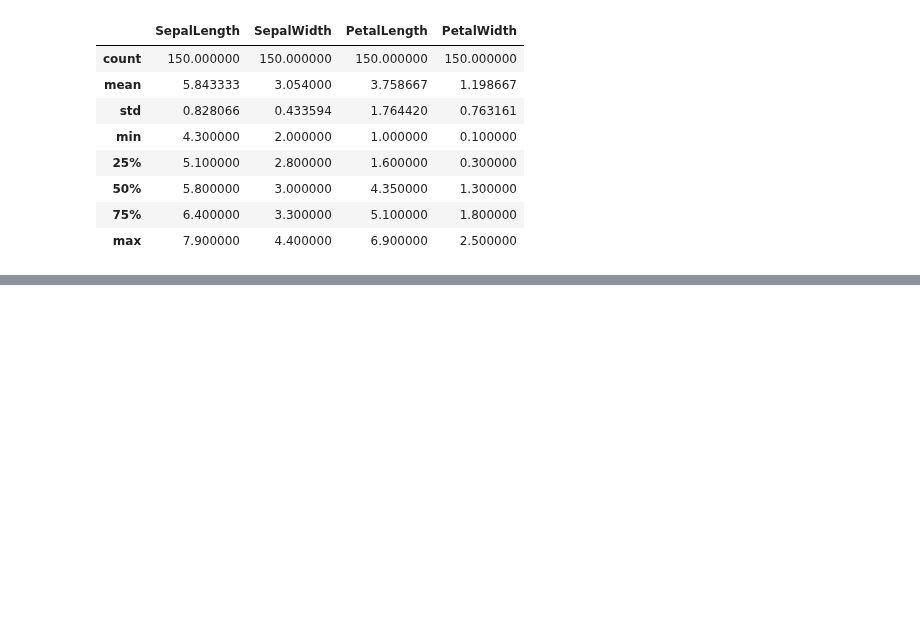
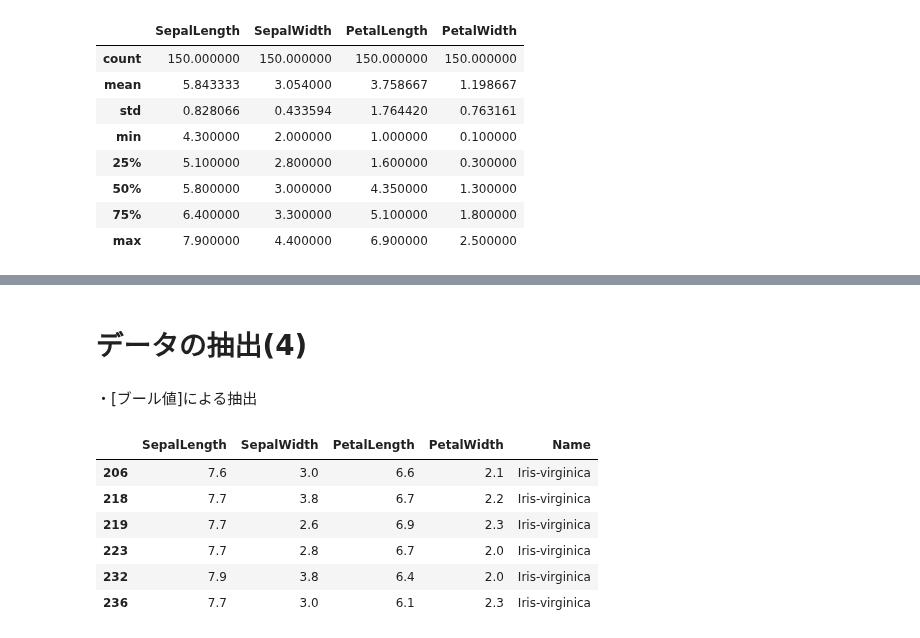
Before and after one commit to daiyomiura/study_python, a Jupyter notebook: jupyter/Pythonで学ぶビジネス分析入門2019/第3単元_pandas基礎/3Pandasの基礎自分で打ち込み.ipynb, the cells around one changed output, grey strips where cells are left out. Drawn from its saved outputs; the diff is of its cells as text; code cells hidden in the pictures; blank space fills up the shorter version.

```diff
--- a/jupyter/Pythonで学ぶビジネス分析入門2019/第3単元_pandas基礎/3Pandasの基礎自分で打ち込み.ipynb
+++ b/jupyter/Pythonで学ぶビジネス分析入門2019/第3単元_pandas基礎/3Pandasの基礎自分で打ち込み.ipynb
@@ -192,0 +195,5 @@ df.describe()
+# %%
+# インデックスを同じ長さの上書き
+# (カラムも同様の方法で上書きできる)
+df.index = range(101, 251)
+df.index
@@ -192,0 +242,16 @@ df.describe()
+# %% [markdown]
+# データの抽出(4)
+# %% [markdown]
+・[ブール値]による抽出
+# %%
+# 条件文でデータのフィルタリング
+# df[ ブール値のリスト ]という形で指定する
+df[df.SepalLength > 7.5]
+# %% [output]
+|  | SepalLength | SepalWidth | PetalLength | PetalWidth | Name |
+| 206 | 7.6 | 3.0 | 6.6 | 2.1 | Iris-virginica |
+| 218 | 7.7 | 3.8 | 6.7 | 2.2 | Iris-virginica |
+| 219 | 7.7 | 2.6 | 6.9 | 2.3 | Iris-virginica |
+| 223 | 7.7 | 2.8 | 6.7 | 2.0 | Iris-virginica |
+| 232 | 7.9 | 3.8 | 6.4 | 2.0 | Iris-virginica |
+| 236 | 7.7 | 3.0 | 6.1 | 2.3 | Iris-virginica |
```
Also changed, not shown: parts of 20 cells of this notebook.
